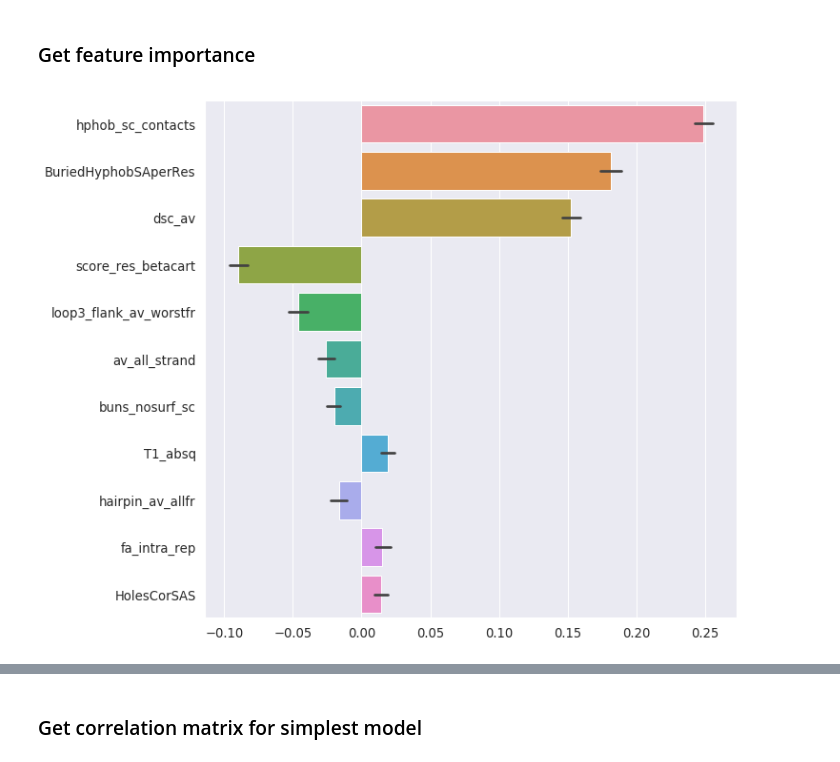
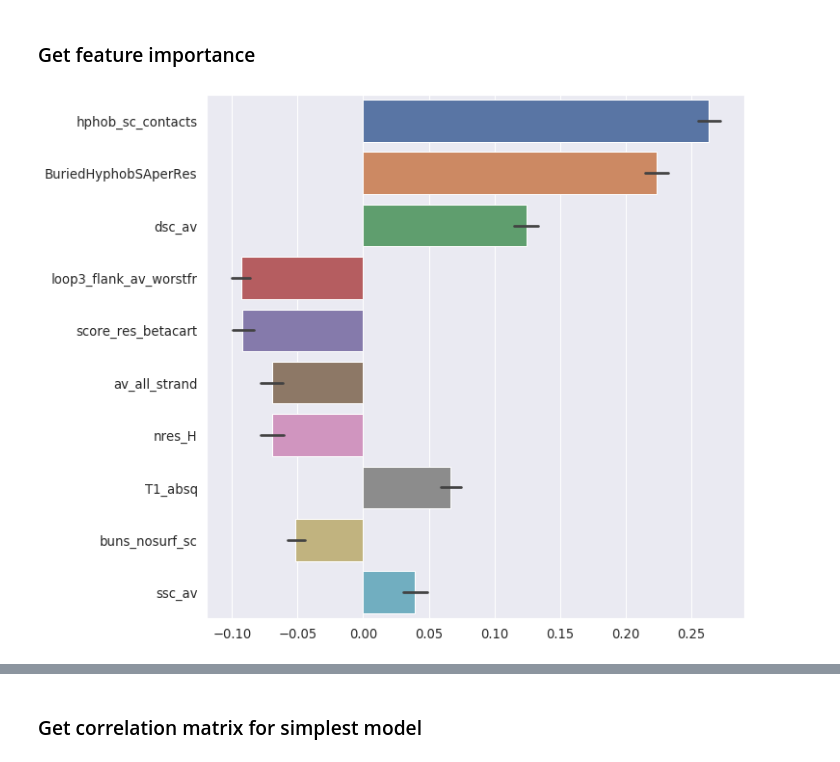
Before and after one commit to basantab/NTF2analysis, a Jupyter notebook: ProteaseAnalysisExp2/LassoLogisticRegression_new_version.ipynb, the cells around one changed output, grey strips where cells are left out. Saved outputs shown, nothing was run; the diff lists cells and outputs as text; code cells hidden in the pictures.

Commit message:
Updating analysis of chip2 results

```diff
--- a/ProteaseAnalysisExp2/LassoLogisticRegression_new_version.ipynb
+++ b/ProteaseAnalysisExp2/LassoLogisticRegression_new_version.ipynb
@@ -12,8 +12,8 @@ from sklearn import preprocessing
 # %% [markdown]
 ### Load data: features and stability scores
 # %%
-stab_sc = pd.DataFrame.from_csv('./final_stability_scores_all.csv')
-features = pd.DataFrame.from_csv('./all_new_des_features_saved_regenerated.csv')
+stab_sc = pd.read_csv('./final_stability_scores_all.csv',index_col=0)
+features = pd.read_csv('./all_new_des_features_saved_regenerated.csv',index_col=0)
 features.index = [i.split("_")[0] for i in features.index]
 des_with_features_and_stab_sc = []
 for i in features.index:
@@ -38,7 +59,7 @@ allterms = [i for i in BB_df.columns if (i !='stability_sc') ]
 scaler = StandardScaler()
 scaler.fit(BB_df[allterms])
 X=scaler.transform(BB_df[allterms])
-y = [ x >= 1.5 for x in BB_df['stability_sc'].values]
+y = [ x >= 1.55 for x in BB_df['stability_sc'].values]
 # %%
 # List of regularization constants for Lasso:
 Cs = [0.05, 0.045,0.04, 0.035,0.03, 0.025,0.02,0.01,0.008,0.005,0.0048,0.004]
@@ -129,5 +150,5 @@ Average n features: 11
 # %%
 # The simplest model is random partition=16, lets look at it:
-for i in sorted(result_summary[0.01][2]['non_zero_terms'],key=lambda x:abs(x[0]),reverse=True):
+for i in sorted(result_summary[0.02][19]['non_zero_terms'],key=lambda x:abs(x[0]),reverse=True):
     print(i)
 # %% [output]
@@ -145,13 +174,13 @@ for i in sorted(result_summary[0.01][2]['non_zero_terms'],key=lambda x:abs(x[0])
 # %%
 terms = []
 for i in range(40):
-    for j in result_summary[0.01][i]['non_zero_terms']:
+    for j in result_summary[0.02][i]['non_zero_terms']:
         terms.append(j[1])
 
 didt_for_df = {i:{ j:0 for j in terms} for i in range(40)}
 
 for i in range(40):
-    for j in result_summary[0.01][i]['non_zero_terms']:
+    for j in result_summary[0.02][i]['non_zero_terms']:
         didt_for_df[i][j[1]] = j[0]
         #didt_for_df[i][j[1]] = abs(j[0])
 
@@ -159,10 +188,10 @@ models_df = pd.DataFrame.from_dict(didt_for_df,orient='index')
 # %%
 fig2,ax2= plt.subplots(1,figsize=(10,10))
 sorted_terms_by_av = sorted( [(t,abs(np.average(models_df[t]))) for t in set(terms)], key=lambda x:x[1]  )
-top_15_terms = [i for i in reversed([t[0] for t in sorted_terms_by_av][-11:])]
+top_15_terms = [i for i in reversed([t[0] for t in sorted_terms_by_av][-10:])]
 sns.barplot(data=models_df[top_15_terms],orient='h',ax=ax2)
 #ax2.set_xlabel('Features')
 #ax2.set_ylabel('Weight absolute value')
 plt.show()
 # %% [output]
-[figure, old version]
+[figure, new version]
```
Also changed, not shown: parts of 13 cells of this notebook, 8 other files.
